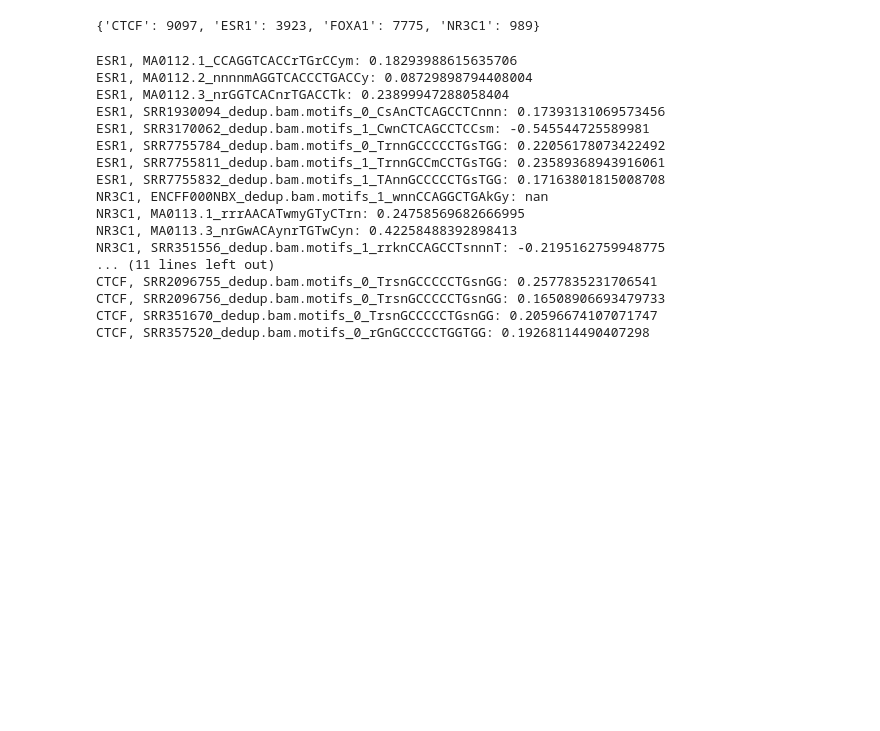
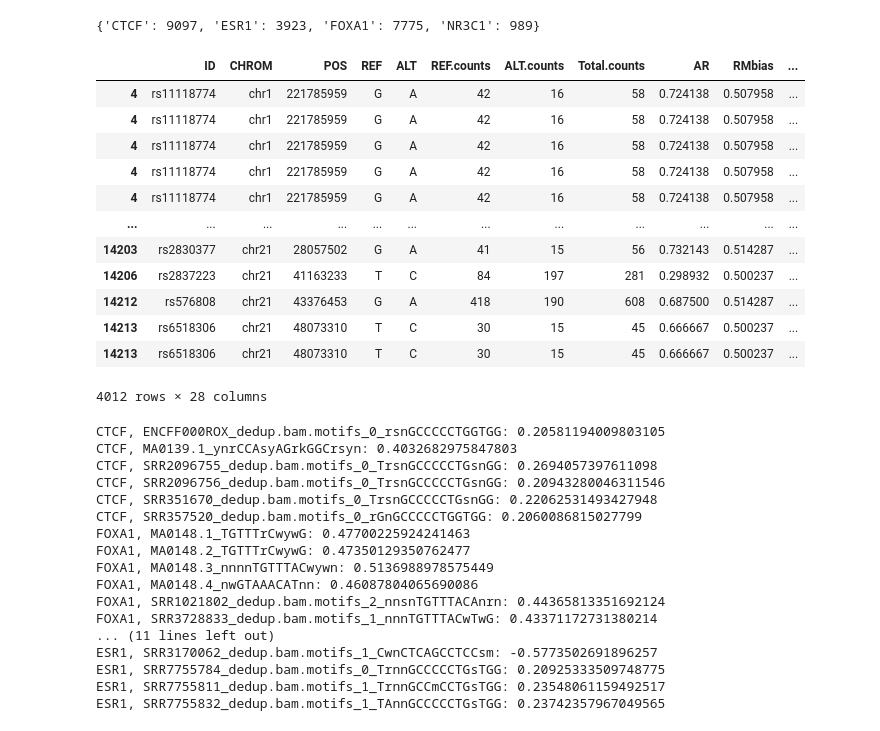
Before and after one commit to BAAL-NF/nopeak-utils, a Jupyter notebook: motif_and_asb.ipynb, the cells around one changed output. Saved outputs shown, nothing was run; the diff lists cells and outputs as text; code cells hidden in the pictures; blank space fills up the shorter version.

```diff
--- a/motif_and_asb.ipynb
+++ b/motif_and_asb.ipynb
@@ -93,30 +95,46 @@ rsid_counts = {factor : len(set.ID.unique()) for factor, set in asb_data.groupby
 rsid_counts
 # %% [output]
 {'CTCF': 9097, 'ESR1': 3923, 'FOXA1': 7775, 'NR3C1': 989}
+# %%
+scores['FOXA1']
+# %% [output]
+|  | ID | CHROM | POS | REF | ALT | REF.counts | ALT.counts | Total.counts | AR | RMbias | ... |
+| 4 | rs11118774 | chr1 | 221785959 | G | A | 42 | 16 | 58 | 0.724138 | 0.507958 | ... |
+| 4 | rs11118774 | chr1 | 221785959 | G | A | 42 | 16 | 58 | 0.724138 | 0.507958 | ... |
+| 4 | rs11118774 | chr1 | 221785959 | G | A | 42 | 16 | 58 | 0.724138 | 0.507958 | ... |
+| 4 | rs11118774 | chr1 | 221785959 | G | A | 42 | 16 | 58 | 0.724138 | 0.507958 | ... |
+| 4 | rs11118774 | chr1 | 221785959 | G | A | 42 | 16 | 58 | 0.724138 | 0.507958 | ... |
+| ... | ... | ... | ... | ... | ... | ... | ... | ... | ... | ... | ... |
+| 14203 | rs2830377 | chr21 | 28057502 | G | A | 41 | 15 | 56 | 0.732143 | 0.514287 | ... |
+| 14206 | rs2837223 | chr21 | 41163233 | T | C | 84 | 197 | 281 | 0.298932 | 0.500237 | ... |
+| 14212 | rs576808 | chr21 | 43376453 | G | A | 418 | 190 | 608 | 0.687500 | 0.514287 | ... |
+| 14213 | rs6518306 | chr21 | 48073310 | T | C | 30 | 15 | 45 | 0.666667 | 0.500237 | ... |
+| 14213 | rs6518306 | chr21 | 48073310 | T | C | 30 | 15 | 45 | 0.666667 | 0.500237 | ... |
+4012 rows × 28 columns
 # %%
 correlations = defaultdict(dict)
 
 for factor, score_set in scores.items():
     for motif, group in score_set.groupby("motif"):
-        correlation = group.ar.corr(group.score_diff, method="spearman")
+        correlation = group["Corrected.AR"].corr(group.score_diff, method="spearman")
         correlations[factor][motif] = correlation
         print(f"{factor}, {motif}: {correlation}")
 # %% [output]
-ESR1, MA0112.1_CCAGGTCACCrTGrCCym: 0.18293988615635706
-ESR1, MA0112.2_nnnnmAGGTCACCCTGACCy: 0.08729898794408004
-ESR1, MA0112.3_nrGGTCACnrTGACCTk: 0.23899947288058404
-ESR1, SRR1930094_dedup.bam.motifs_0_CsAnCTCAGCCTCnnn: 0.17393131069573456
-ESR1, SRR3170062_dedup.bam.motifs_1_CwnCTCAGCCTCCsm: -0.545544725589981
-ESR1, SRR7755784_dedup.bam.motifs_0_TrnnGCCCCCTGsTGG: 0.22056178073422492
-ESR1, SRR7755811_dedup.bam.motifs_1_TrnnGCCmCCTGsTGG: 0.23589368943916061
-ESR1, SRR7755832_dedup.bam.motifs_1_TAnnGCCCCCTGsTGG: 0.17163801815008708
-NR3C1, ENCFF000NBX_dedup.bam.motifs_1_wnnCCAGGCTGAkGy: nan
-NR3C1, MA0113.1_rrrAACATwmyGTyCTrn: 0.24758569682666995
-NR3C1, MA0113.3_nrGwACAynrTGTwCyn: 0.42258488392898413
-NR3C1, SRR351556_dedup.bam.motifs_1_rrknCCAGCCTsnnnT: -0.2195162759948775
+CTCF, ENCFF000ROX_dedup.bam.motifs_0_rsnGCCCCCTGGTGG: 0.20581194009803105
+CTCF, MA0139.1_ynrCCAsyAGrkGGCrsyn: 0.4032682975847803
+CTCF, SRR2096755_dedup.bam.motifs_0_TrsnGCCCCCTGsnGG: 0.2694057397611098
+CTCF, SRR2096756_dedup.bam.motifs_0_TrsnGCCCCCTGsnGG: 0.20943280046311546
+CTCF, SRR351670_dedup.bam.motifs_0_TrsnGCCCCCTGsnGG: 0.22062531493427948
+CTCF, SRR357520_dedup.bam.motifs_0_rGnGCCCCCTGGTGG: 0.2060086815027799
+FOXA1, MA0148.1_TGTTTrCwywG: 0.47700225924241463
+FOXA1, MA0148.2_TGTTTrCwywG: 0.47350129350762477
+FOXA1, MA0148.3_nnnnTGTTTACwywn: 0.5136988978575449
+FOXA1, MA0148.4_nwGTAAACATnn: 0.46087804065690086
+FOXA1, SRR1021802_dedup.bam.motifs_2_nnsnTGTTTACAnrn: 0.44365813351692124
+FOXA1, SRR3728833_dedup.bam.motifs_1_nnnTGTTTACwTwG: 0.43371172731380214
 ... (11 lines left out)
-CTCF, SRR2096755_dedup.bam.motifs_0_TrsnGCCCCCTGsnGG: 0.2577835231706541
-CTCF, SRR2096756_dedup.bam.motifs_0_TrsnGCCCCCTGsnGG: 0.16508906693479733
-CTCF, SRR351670_dedup.bam.motifs_0_TrsnGCCCCCTGsnGG: 0.20596674107071747
-CTCF, SRR357520_dedup.bam.motifs_0_rGnGCCCCCTGGTGG: 0.19268114490407298
+ESR1, SRR3170062_dedup.bam.motifs_1_CwnCTCAGCCTCCsm: -0.5773502691896257
+ESR1, SRR7755784_dedup.bam.motifs_0_TrnnGCCCCCTGsTGG: 0.20925333509748775
+ESR1, SRR7755811_dedup.bam.motifs_1_TrnnGCCmCCTGsTGG: 0.23548061159492517
+ESR1, SRR7755832_dedup.bam.motifs_1_TAnnGCCCCCTGsTGG: 0.23742357967049565
 # %%
```
Also changed, not shown: parts of 7 cells of this notebook.
